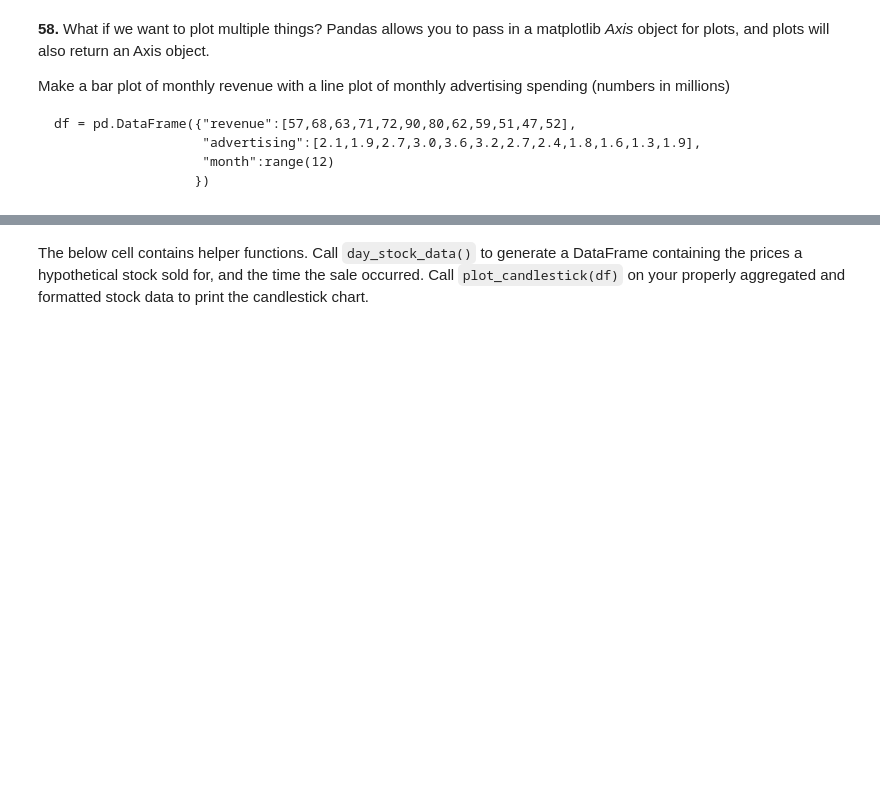
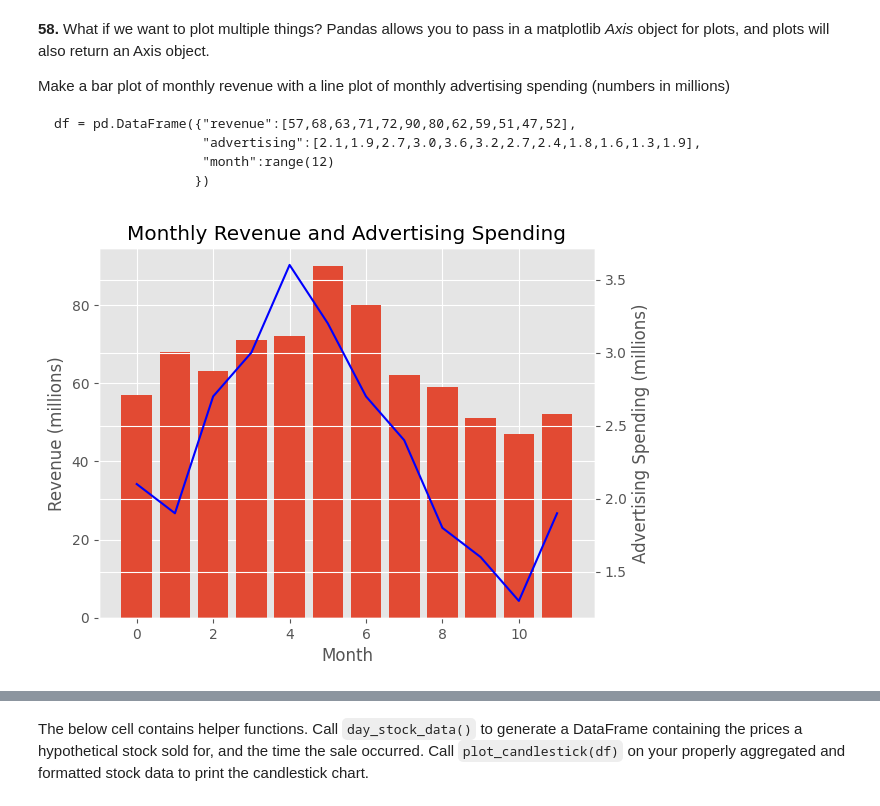
Before and after one commit to Daniel-Sinkin/100_pandas_puzzles, a Jupyter notebook: 100-pandas-puzzles.ipynb, the cells around one changed output, grey strips where cells are left out. Cells and saved outputs as stored; diff of their text form; code cells hidden in the pictures; blank space fills up the shorter version.

Commit message:
Made progress on on the exercises, started doing plotting exercises. I probably should split the notebook into multiple parts to be it easier to work with.

````diff
--- a/100-pandas-puzzles.ipynb
+++ b/100-pandas-puzzles.ipynb
@@ -566,6 +580,27 @@ df = pd.DataFrame({"revenue":[57,68,63,71,72,90,80,62,59,51,47,52],
                    "month":range(12)
                   })
 ```
+# %%
+df = pd.DataFrame({"revenue":[57,68,63,71,72,90,80,62,59,51,47,52],
+                   "advertising":[2.1,1.9,2.7,3.0,3.6,3.2,2.7,2.4,1.8,1.6,1.3,1.9],
+                   "month":range(12)
+                  })
+
+fig, ax = plt.subplots()
+
+ax.bar(df.month, df.revenue)
+
+ax2 = ax.twinx()  # Create a second y-axis
+ax2.plot(df.month, df.advertising, color='b')
+
+ax.set_title("Monthly Revenue and Advertising Spending")
+ax.set_xlabel("Month")
+ax.set_ylabel("Revenue (millions)")
+ax2.set_ylabel("Advertising Spending (millions)")
+
+plt.show()
+# %% [output]
+[figure, added]
 # %% [markdown]
 Now we're finally ready to create a candlestick chart, which is a very common tool used to analyze stock price data.  A candlestick chart shows the opening, closing, highest, and lowest price for a stock during a time window.  The color of the "candle" (the thick part of the bar) is green if the stock closed above its opening price, or red if below.
 
````
Also changed, not shown: parts of 2 cells of this notebook, 2 other files.
